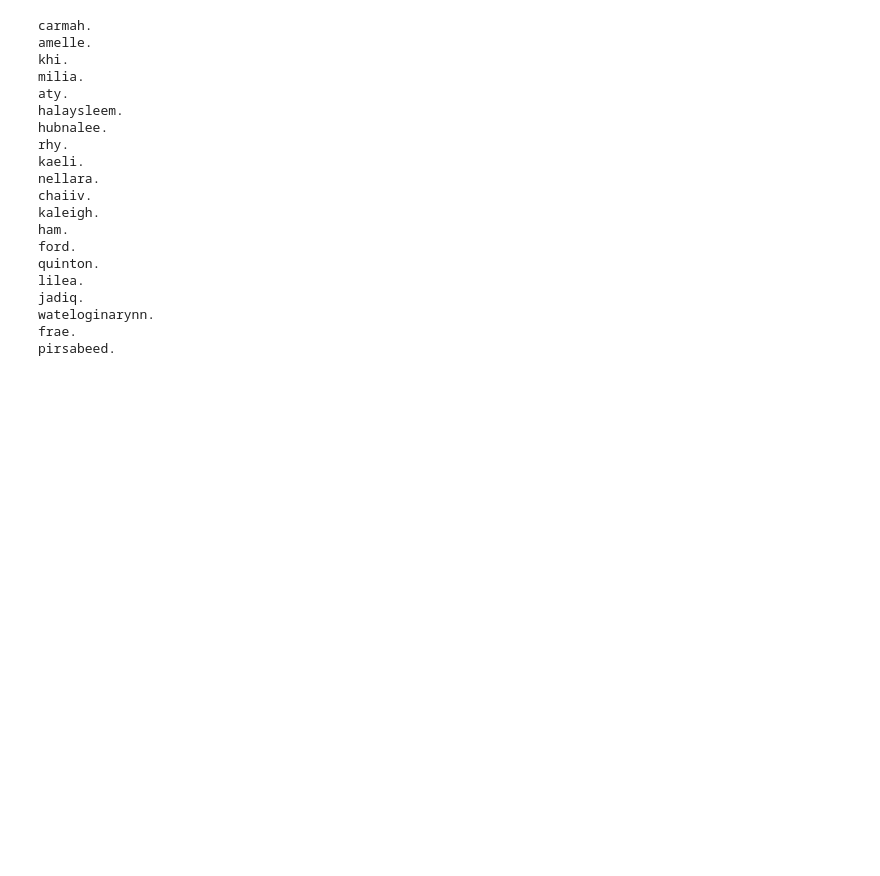
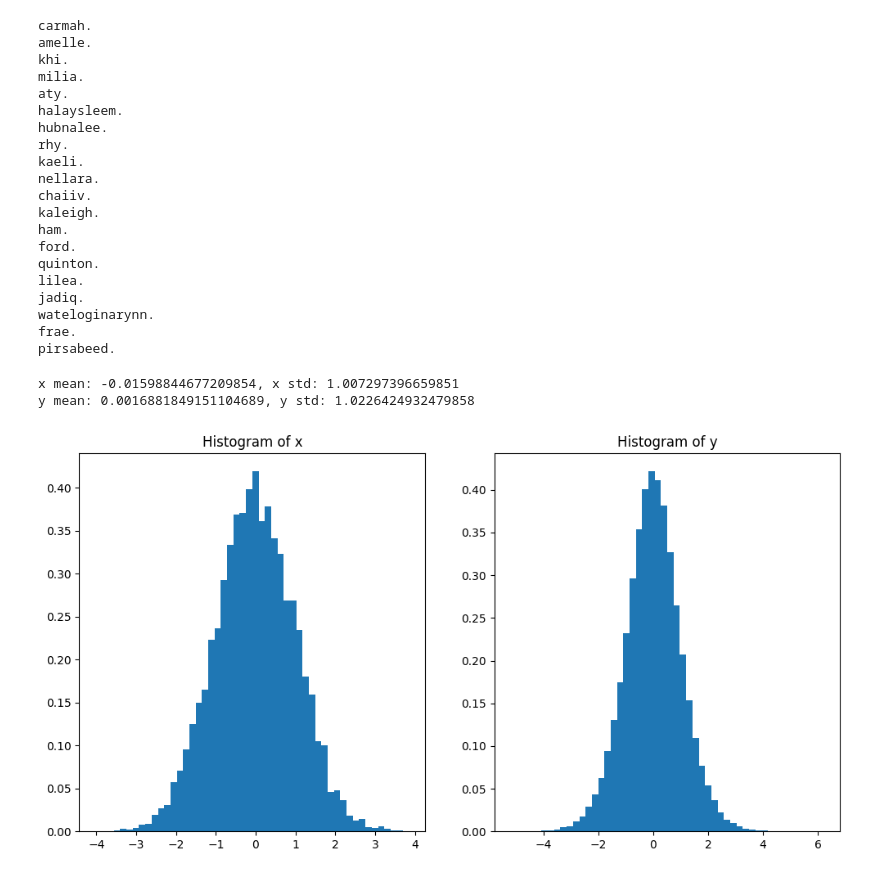
Before and after one commit to 0oAstro/neural_network_karpathy, a Jupyter notebook: makemore/makemore_mlp.ipynb, the cells around one changed output. Cells and saved outputs as stored; diff of their text form; code cells hidden in the pictures; blank space fills up the shorter version.

```diff
--- a/makemore/makemore_mlp.ipynb
+++ b/makemore/makemore_mlp.ipynb
@@ -510,3 +596,22 @@ jadiq.
 wateloginarynn.
 frae.
 pirsabeed.
+# %%
+x = torch.randn((1000, 10))
+w = torch.randn((10, 200)) / 10**0.5 # magic number sqrt(input)
+# we use sqrt(2/n_i) for ReLU as it throws half the distribution
+y = x @ w
+print(f"x mean: {x.mean().item()}, x std: {x.std().item()}")
+print(f"y mean: {y.mean().item()}, y std: {y.std().item()}")
+plt.figure(figsize=(12, 6))
+plt.subplot(1, 2, 1)
+plt.hist(x.view(-1).tolist(), bins=50, density=True)
+plt.title('Histogram of x')
+plt.subplot(1, 2, 2)
+plt.hist(y.view(-1).tolist(), bins=50, density=True)
+plt.title('Histogram of y')
+plt.show()
+# %% [output]
+x mean: -0.01598844677209854, x std: 1.007297396659851
+y mean: 0.0016881849151104689, y std: 1.0226424932479858
+[figure, added]
```
Also changed, not shown: parts of 26 cells of this notebook, 1 other file.
